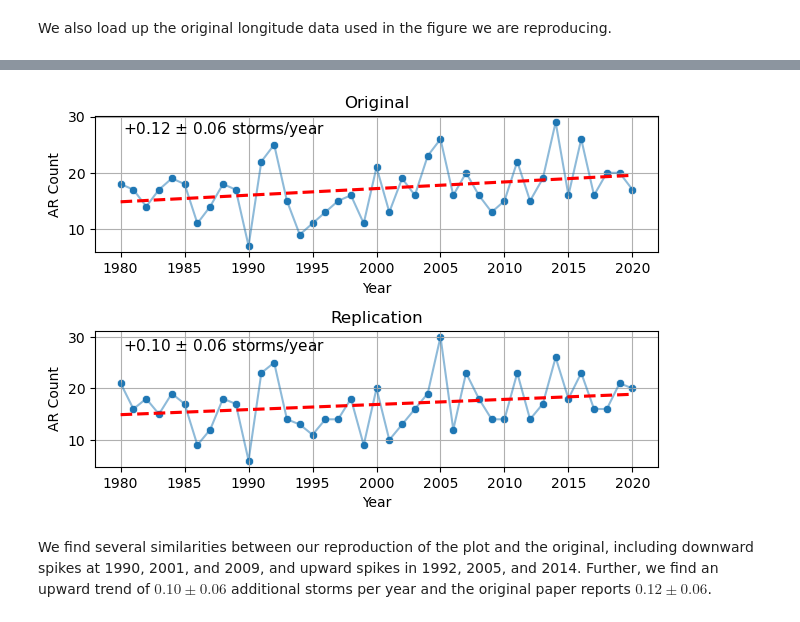
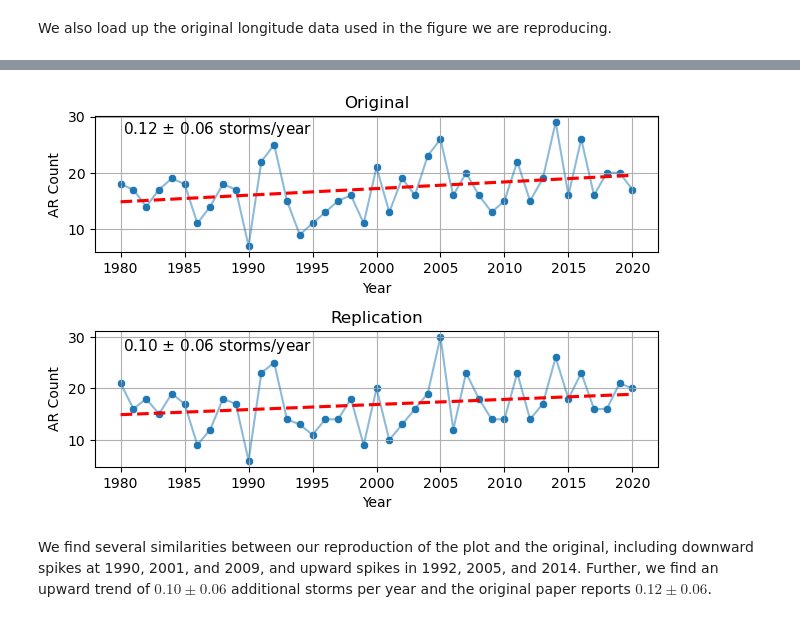
Before and after one commit to jbbutler/antarctic_AR_dataset, a Jupyter notebook: notebooks/quality_assurance/qa_aggregates.ipynb, the cells around one changed output, grey strips where cells are left out. Saved outputs shown, nothing was run; the diff lists cells and outputs as text; code cells hidden in the pictures.

```diff
--- a/notebooks/quality_assurance/qa_aggregates.ipynb
+++ b/notebooks/quality_assurance/qa_aggregates.ipynb
@@ -245,36 +439,36 @@ sns.scatterplot(data=original_counts, x='Year', y='Landfall_Events', ax=axs[0])
 sns.regplot(data=original_counts, x='Year', y='Landfall_Events',
             scatter=False, color='red', line_kws={'linestyle': '--'}, ci=None, ax=axs[0])
 
 axs[0].set_title('Original')
 axs[0].set_xlabel('Year')
 axs[0].set_ylabel('AR Count')
-text_box = f"+{slope:.2f} $\\pm$ {std_err:.2f} storms/year"
+text_box = f"{slope:.2f} $\\pm$ {std_err:.2f} storms/year"
 axs[0].text(0.05, 2.45, text_box,
          transform=plt.gca().transAxes,
          fontsize=11, color='black')
 axs[0].grid()
 
 # create replication plot
 x = num_storms['landfalling_start_date']
 y = num_storms['size']
 slope, intercept, r_value, p_value, std_err = linregress(x, y)
 sns.lineplot(data=num_storms, x='landfalling_start_date', y='size', alpha=0.5, ax=axs[1])
 sns.scatterplot(data=num_storms, x='landfalling_start_date', y='size', ax=axs[1])
 sns.regplot(data=num_storms, x='landfalling_start_date', y='size',
             scatter=False, color='red', line_kws={'linestyle': '--'}, ci=None, ax=axs[1])
 
 axs[1].set_title('Replication')
 axs[1].set_xlabel('Year')
 axs[1].set_ylabel('AR Count')
-text_box = f"+{slope:.2f} $\\pm$ {std_err:.2f} storms/year"
+text_box = f"{slope:.2f} $\\pm$ {std_err:.2f} storms/year"
 axs[1].text(0.05, 0.85, text_box,
          transform=plt.gca().transAxes,
          fontsize=11, color='black')
 axs[1].grid()
 plt.tight_layout()
 plt.savefig('../../output/plots/mbl_ase_counts_comparison.png', dpi=300)
 # %% [output]
-[figure, old version]
+[figure, new version]
 # %% [markdown]
 We find several similarities between our reproduction of the plot and the original, including downward spikes at 1990, 2001, and 2009, and upward spikes in 1992, 2005, and 2014. Further, we find an upward trend of $0.10 \pm 0.06$ additional storms per year and the original paper reports $0.12 \pm 0.06$.
 # %% [markdown]
```
Also changed, not shown: parts of 8 cells of this notebook, 4 other files.
